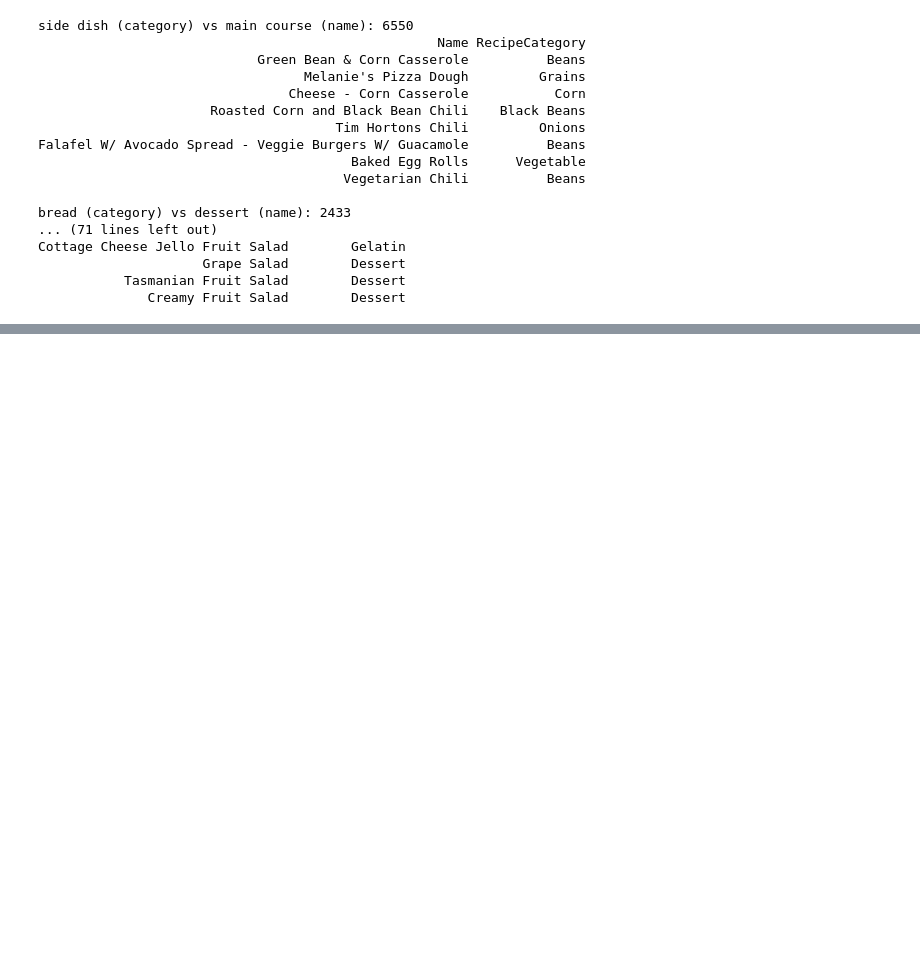
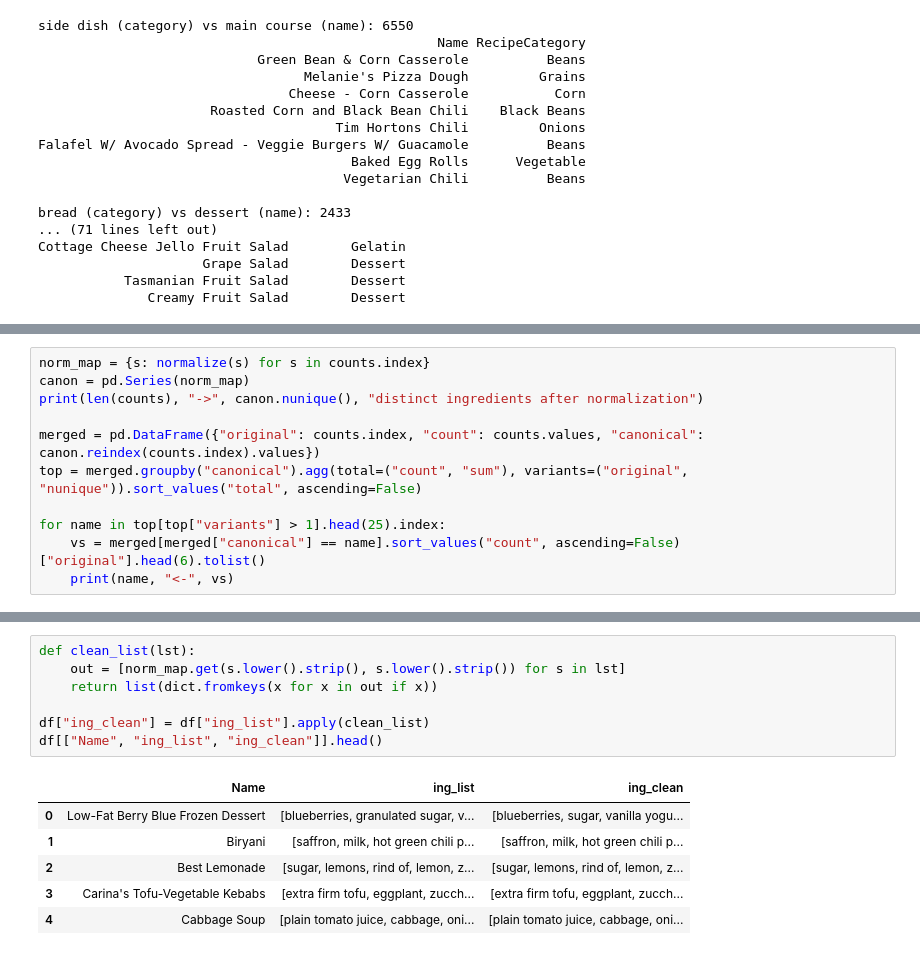
Before and after one commit to Extremelyexy/Recipe-Creator001, a Jupyter notebook: categorization_work.ipynb, the cells around one changed output, grey strips where cells are left out. Saved outputs shown, nothing was run; the diff lists cells and outputs as text; blank space fills up the shorter version.

```diff
--- a/categorization_work.ipynb
+++ b/categorization_work.ipynb
@@ -352,0 +398,11 @@ Cottage Cheese Jello Fruit Salad        Gelatin
+# %%
+norm_map = {s: normalize(s) for s in counts.index}
+canon = pd.Series(norm_map)
+print(len(counts), "->", canon.nunique(), "distinct ingredients after normalization")
+
+merged = pd.DataFrame({"original": counts.index, "count": counts.values, "canonical": canon.reindex(counts.index).values})
+top = merged.groupby("canonical").agg(total=("count", "sum"), variants=("original", "nunique")).sort_values("total", ascending=False)
+
+for name in top[top["variants"] > 1].head(25).index:
+    vs = merged[merged["canonical"] == name].sort_values("count", ascending=False)["original"].head(6).tolist()
+    print(name, "<-", vs)
@@ -352,0 +427,14 @@ Cottage Cheese Jello Fruit Salad        Gelatin
+# %%
+def clean_list(lst):
+    out = [norm_map.get(s.lower().strip(), s.lower().strip()) for s in lst]
+    return list(dict.fromkeys(x for x in out if x))
+
+df["ing_clean"] = df["ing_list"].apply(clean_list)
+df[["Name", "ing_list", "ing_clean"]].head()
+# %% [output]
+|  | Name | ing_list | ing_clean |
+| 0 | Low-Fat Berry Blue Frozen Dessert | [blueberries, granulated sugar, v... | [blueberries, sugar, vanilla yogu... |
+| 1 | Biryani | [saffron, milk, hot green chili p... | [saffron, milk, hot green chili p... |
+| 2 | Best Lemonade | [sugar, lemons, rind of, lemon, z... | [sugar, lemons, rind of, lemon, z... |
+| 3 | Carina's Tofu-Vegetable Kebabs | [extra firm tofu, eggplant, zucch... | [extra firm tofu, eggplant, zucch... |
+| 4 | Cabbage Soup | [plain tomato juice, cabbage, oni... | [plain tomato juice, cabbage, oni... |
```
Also changed, not shown: parts of 9 cells of this notebook.
